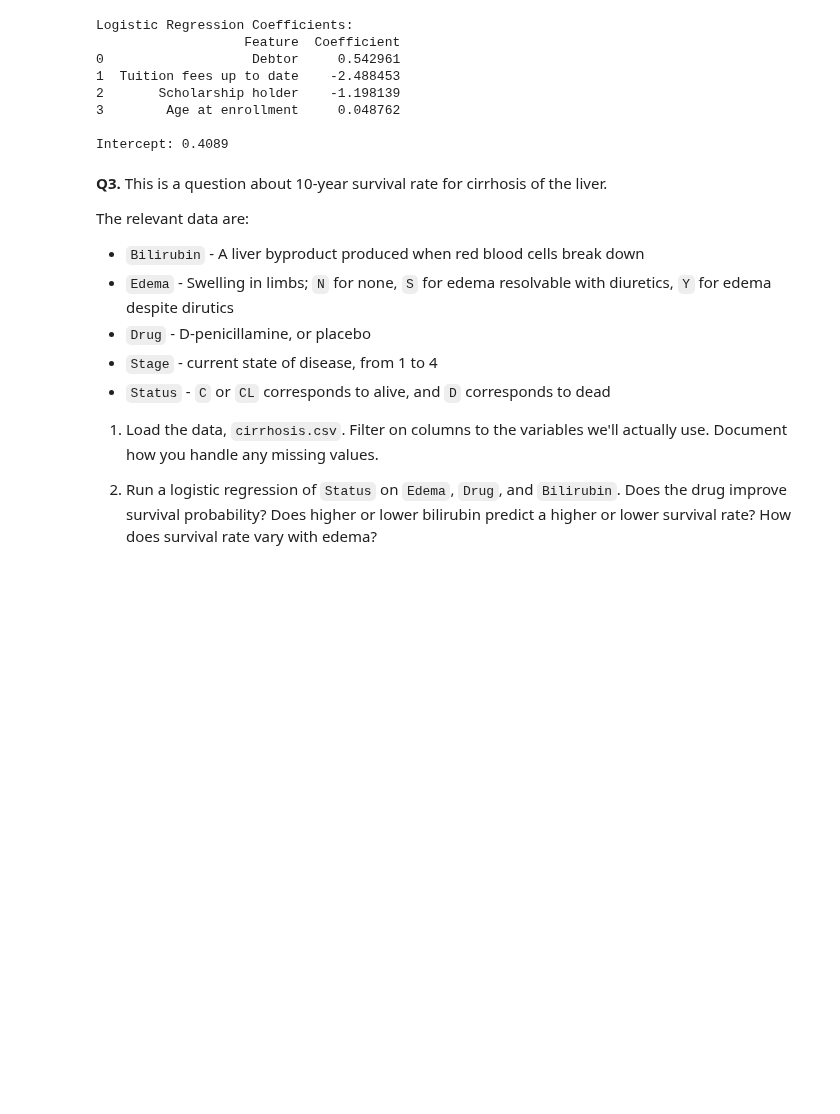
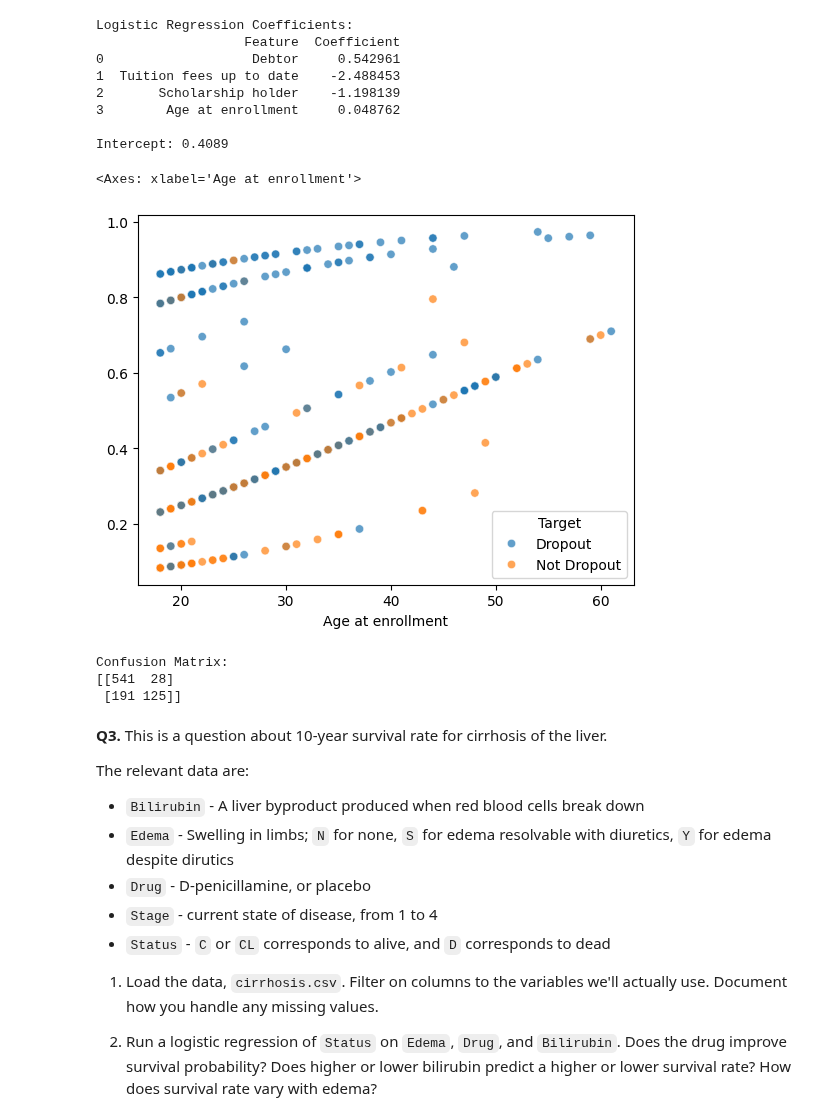
Before and after one commit to RexW999/undergrad_ml_assignments, a Jupyter notebook: 05_assignment_glm.ipynb, the cells around one changed output. Saved outputs shown, nothing was run; the diff lists cells and outputs as text; code cells hidden in the pictures; blank space fills up the shorter version.

```diff
--- a/05_assignment_glm.ipynb
+++ b/05_assignment_glm.ipynb
@@ -101,6 +101,23 @@ Logistic Regression Coefficients:
 3        Age at enrollment     0.048762
 
 Intercept: 0.4089
+# %%
+dropout_prob = model.predict_proba(X_test)[:, 1]
+scatter_plot = sns.scatterplot(x=X_test['Age at enrollment'], y=dropout_prob
+                               , hue=y_test.map({1: 'Dropout', 0: 'Not Dropout'})
+                               , alpha=0.7)
+scatter_plot
+# %% [output]
+<Axes: xlabel='Age at enrollment'>
+[figure, added]
+# %%
+confusion_matrix = confusion_matrix(y_test, model.predict(X_test))
+print("Confusion Matrix:")
+print(confusion_matrix)
+# %% [output]
+Confusion Matrix:
+[[541  28]
+ [191 125]]
 # %% [markdown]
 **Q3.** This is a question about 10-year survival rate for cirrhosis of the liver.
 
```
